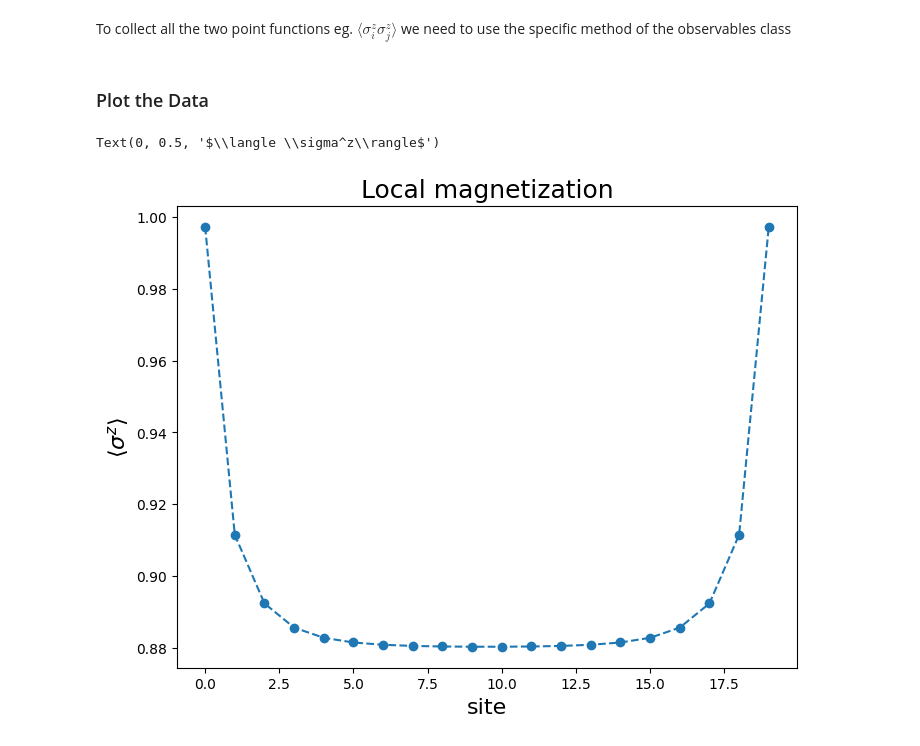
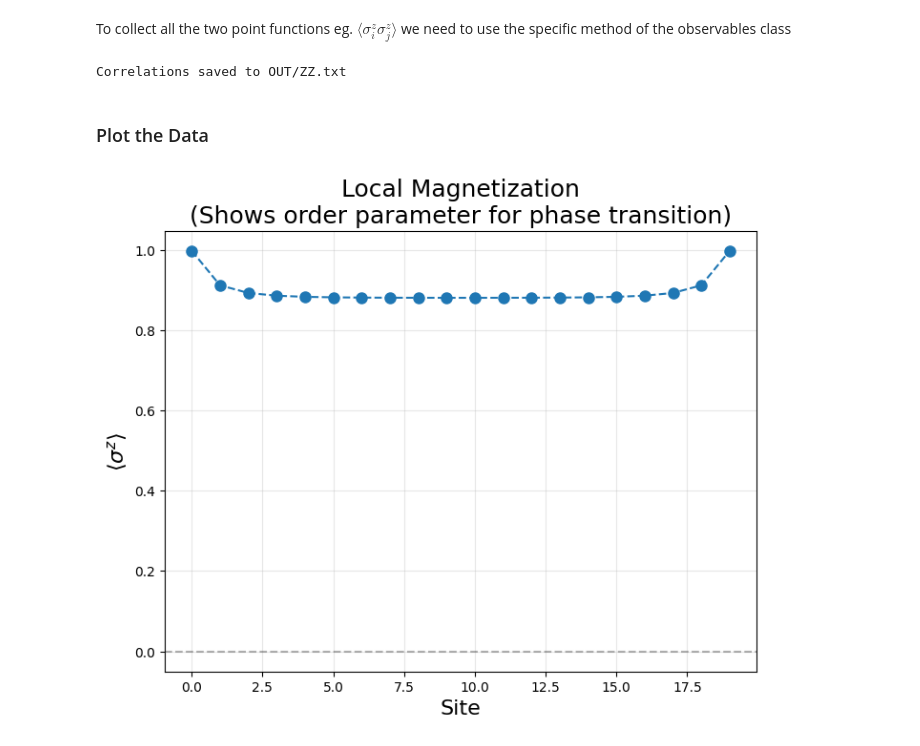
Before and after one commit to pietrorichelli/dmrg, a Jupyter notebook: examples/TFIM_guide.ipynb, the cells around one changed output. Saved outputs shown, nothing was run; the diff lists cells and outputs as text; code cells hidden in the pictures.

```diff
--- a/examples/TFIM_guide.ipynb
+++ b/examples/TFIM_guide.ipynb
@@ -300,26 +328,28 @@ for site,dir in mps.first_sweep():
 # %%
-# Increase the bond dimension for the sweeping
+# Increase bond dimension for accurate ground state optimization
 sys.chi = 100
 
-# Store energy values
+# Store energy values for convergence monitoring
 E_sweep = []
 
-# Set up counter and energy check
+# Initialize convergence tracking
 k = 0
 En_temp = np.zeros(2*L-8)
 En_temp[0] = E.real
 
-# Now we can sweep the system  (ideally until convergence)
-while np.abs(En_temp[0] - En_temp[-1]) > 1e-10:
+# Sweep until convergence or max iterations
+# Convergence criterion: relative energy change < 1e-10 per sweep
+# Max 5 sweeps to prevent excessive computation
+while np.abs(En_temp[0] - En_temp[-1]) > 1e-10 and k < 5:
     j = 0
-    for site,dir in mps.sweep():
-        E,S,_ = sys.step2sites(site,dir=dir)
+    # Full sweep: right then left
+    for site, dir in mps.sweep():
+        E, S, _ = sys.step2sites(site, dir=dir)
         En_temp[j] = E
         E_sweep.append(E)
-        j +=1
-
-    # set maximum number of sweeps
-    if k > 5:
-        break
+        j += 1
 
     k += 1
+
+    if k <= 5:
+        print(f'Sweep {k}: Energy change = {np.abs(En_temp[0] - En_temp[-1]):.2e}')
@@ -410,34 +445,41 @@ for site,dir in mps.left_sweep():
 # %% [markdown]
 To collect all the two point functions eg. $\langle \sigma^z_i \sigma_j^z\rangle$  we need to use the specific method of the observables class
 # %%
-# create a folder named OUT to store the data
+# Create output directory for correlation functions
 if not os.path.isdir('OUT'):
     os.mkdir('OUT')
 
-# specify where you want to save the correlations
+# Specify output file for two-point correlations
 path_out = 'OUT/ZZ.txt'
 
-# run a right sweep and collect all the correlations
-for site,dir in mps.right_sweep():
-    En,s,_ = sys.step2sites(site,dir=dir,stage='Final')
+# Compute all two-point correlations <σ^z_i σ^z_j> for all i,j pairs
+# Right sweep: collect correlations from each site to all sites to the right
+for site, dir in mps.right_sweep():
+    En, s, _ = sys.step2sites(site, dir=dir, stage='Final')
+    # string operator connects the measurements (identity = no operator between them)
+    obs.all_corr(path_out, site, string=h.Id, obs1=h.Z, obs2=h.Z)
 
-    # The string must be always specified, depending on your model, if only obs1 is specified then obs2 = obs1
-    obs.all_corr(path_out,site,string=h.Id,obs1=h.Z,obs2=h.Z)
+# Left sweep (optional, improves canonical form)
+for site, dir in mps.left_sweep():
+    En, s, _ = sys.step2sites(site, dir=dir, stage='Final')
 
-# left sweep (otional)
-for site,dir in mps.left_sweep():
-    En,s,_ = sys.step2sites(site,dir=dir,stage='Final')
+print(f'Correlations saved to {path_out}')
+# %% [output]
+Correlations saved to OUT/ZZ.txt
 # %% [markdown]
 ### Plot the Data
 # %%
-# Plot the local magnetization
-fig,ax = plt.subplots(figsize=(8,6))
-ax.plot(Zobs[0],Zobs[1],'o--')
+# Plot the local Z-magnetization across the chain
+# In the paramagnetic phase (h_x large): <σ^z> ≈ 0
+# In the ferromagnetic phase (h_x small): <σ^z> ≠ 0 with domain structure
+fig, ax = plt.subplots(figsize=(8, 6))
+ax.plot(Zobs[0], Zobs[1], 'o--', markersize=8)
 
-ax.set_title('Local magnetization',fontsize=18)
-ax.set_xlabel('site',fontsize=16)
-ax.set_ylabel(r'$\langle \sigma^z\rangle$',fontsize=16)
+ax.set_title('Local Magnetization\n(Shows order parameter for phase transition)', fontsize=18)
+ax.set_xlabel('Site', fontsize=16)
+ax.set_ylabel(r'$\langle \sigma^z \rangle$', fontsize=16)
+ax.axhline(y=0, color='k', linestyle='--', alpha=0.3)
+ax.grid(True, alpha=0.3)
 # %% [output]
-Text(0, 0.5, '$\\langle \\sigma^z\\rangle$')
-[figure, old version]
+[figure, new version]
 # %%
```
Also changed, not shown: parts of 25 cells of this notebook, 16 other files.
